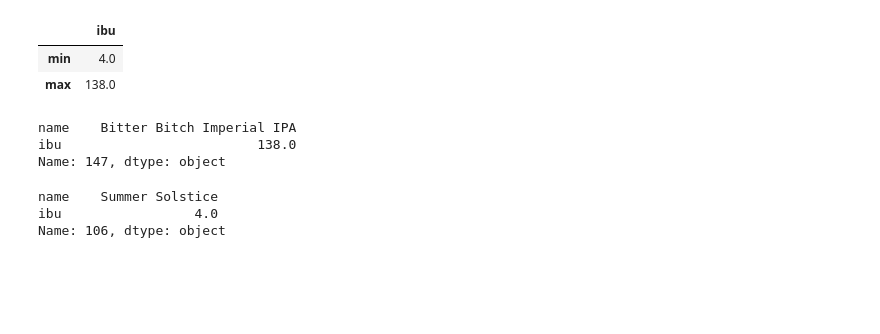
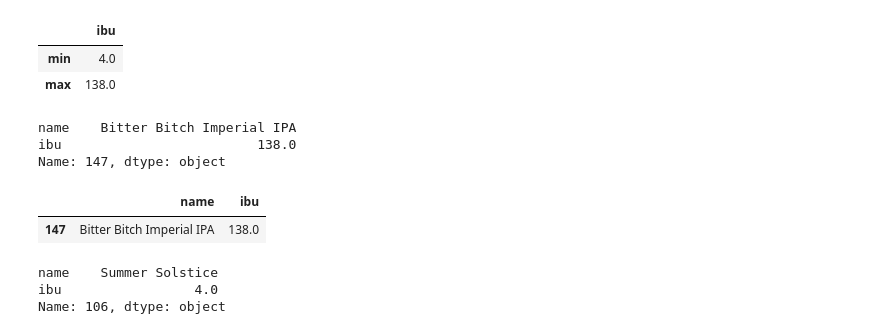
Before and after one commit to fgoiri/2026-02-BILBAO-FT-Data-Science, a Jupyter notebook: 2-Data_Analysis/2-Pandas/Practica/6-Beers/birras_repaso_FGO.ipynb, the cells around one changed output. Cells and saved outputs as stored; diff of their text form; code cells hidden in the pictures; blank space fills up the shorter version.

```diff
--- a/2-Data_Analysis/2-Pandas/Practica/6-Beers/birras_repaso_FGO.ipynb
+++ b/2-Data_Analysis/2-Pandas/Practica/6-Beers/birras_repaso_FGO.ipynb
@@ -282,6 +277,11 @@ beers.loc[beers['ibu'].idxmax(), ['name', 'ibu']]
 name    Bitter Bitch Imperial IPA
 ibu                         138.0
 Name: 147, dtype: object
+# %%
+beers[["name", "ibu"]][beers["ibu"] == beers["ibu"].max()] # puede haber más de uno.....
+# %% [output]
+|  | name | ibu |
+| 147 | Bitter Bitch Imperial IPA | 138.0 |
 # %%
 # Cerveza que tiene el amargor mínimo:
 beers.loc[beers['ibu'].idxmin(), ['name', 'ibu']]
```
Also changed, not shown: parts of 9 cells of this notebook, 13 other files.
